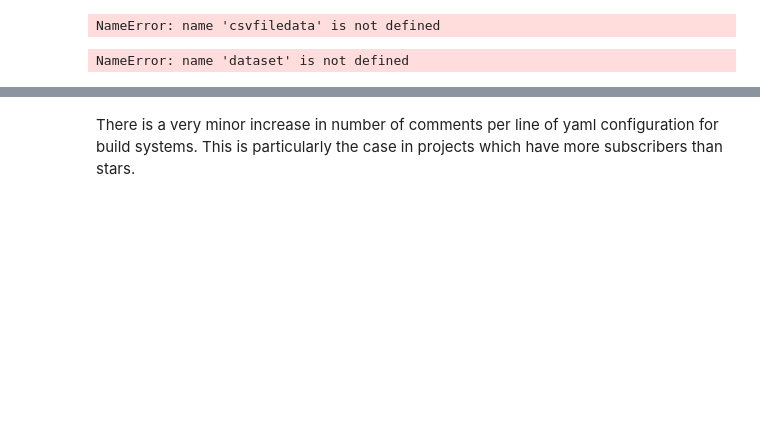
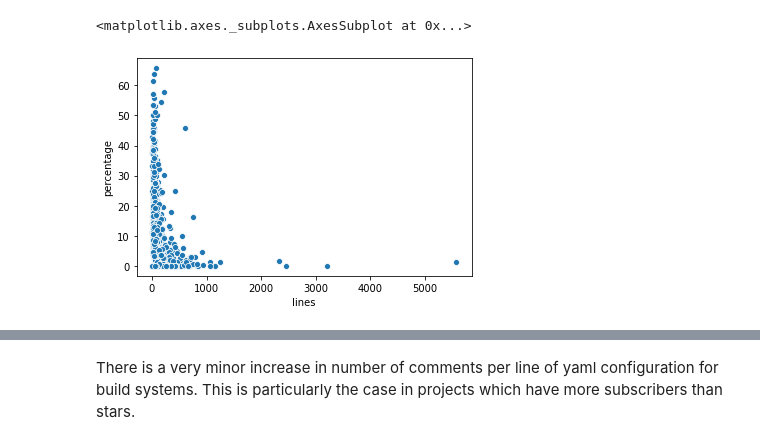
Before and after one commit to JosephLing/scraperGithub, a Jupyter notebook: src/nb_commentsv2.ipynb, the cells around one changed output, grey strips where cells are left out. Drawn from its saved outputs; the diff is of its cells as text; code cells hidden in the pictures; blank space fills up the shorter version.

```diff
--- a/src/nb_commentsv2.ipynb
+++ b/src/nb_commentsv2.ipynb
@@ -87,58 +87,6 @@ sns.boxplot(x="comments",data=df)
-# %%
-comment_stats = []
-comment_stats_no_zero = []
-for key in config.PATHS.keys():
-    for line in csvfiledata:
-        data = line.get("{}{}".format(key, 0))
-        if data:
-            fileasstring = lib.base64Decode(data)
-            if fileasstring:
-                yaml_file_lines = fileasstring.split("\n")
-                comments = 0
-                blank_lines = 0
-                code_with_comments = 0
-                code = 0
-
-                for yaml_line in yaml_file_lines:
-                    yaml_line = yaml_line.replace(" ", "")
-                    if isCommentInString(yaml_line):
-                        comments += 1
-                        if not yaml_line.startswith("#"):
-                            code += 1
-                            code_with_comments += 1
-                    elif yaml_line == "":
-                        blank_lines += 1
-                    else:
-                        code += 1
-
-
-                node = {"comments": comments,
-                 "blank_lines":blank_lines,
-                 "code": code,
-                 "code_with_comments":code_with_comments,
-                 "lines":len(yaml_file_lines),
-                 "percentage":(comments/len(yaml_file_lines))*100,
-                 "stars": line["stargazers_count"],
-                 "sub": line.get("subscribers_count")}
-
-                comment_stats.append(node)
-                if comments != 0:
-                    comment_stats_no_zero.append(node)
-
-dataset = pd.DataFrame(comment_stats)
-dataset = dataset.astype(dtype={'comments': int,
-                                "blank_lines":int,
-                                "code":int,
-                                "code_with_comments":int,
-                                'lines':int,
-                                'percentage':float,
-                                "sub":int,
-                                "stars":int})
-dataset.head(5)
-# %% [output]
-NameError: name 'csvfiledata' is not defined
 # %%
-sns.scatterplot(x=dataset['lines'], y=dataset['percentage'])
+sns.scatterplot(x=df['lines'], y=df['percentage'])
 # %% [output]
-NameError: name 'dataset' is not defined
+<matplotlib.axes._subplots.AxesSubplot at 0x...>
+[figure, added]
 # %%
```
Also changed, not shown: parts of 49 cells of this notebook, 4 other files.
